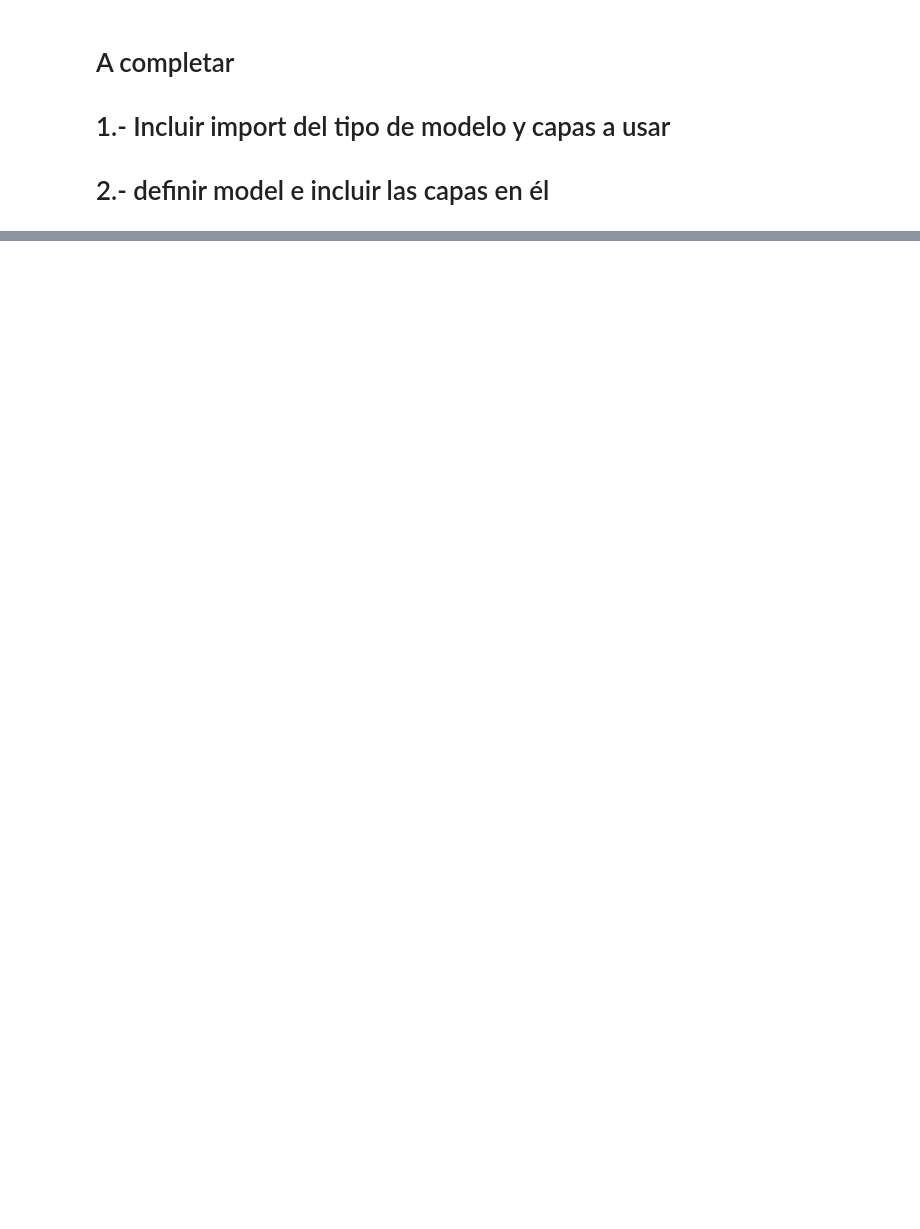
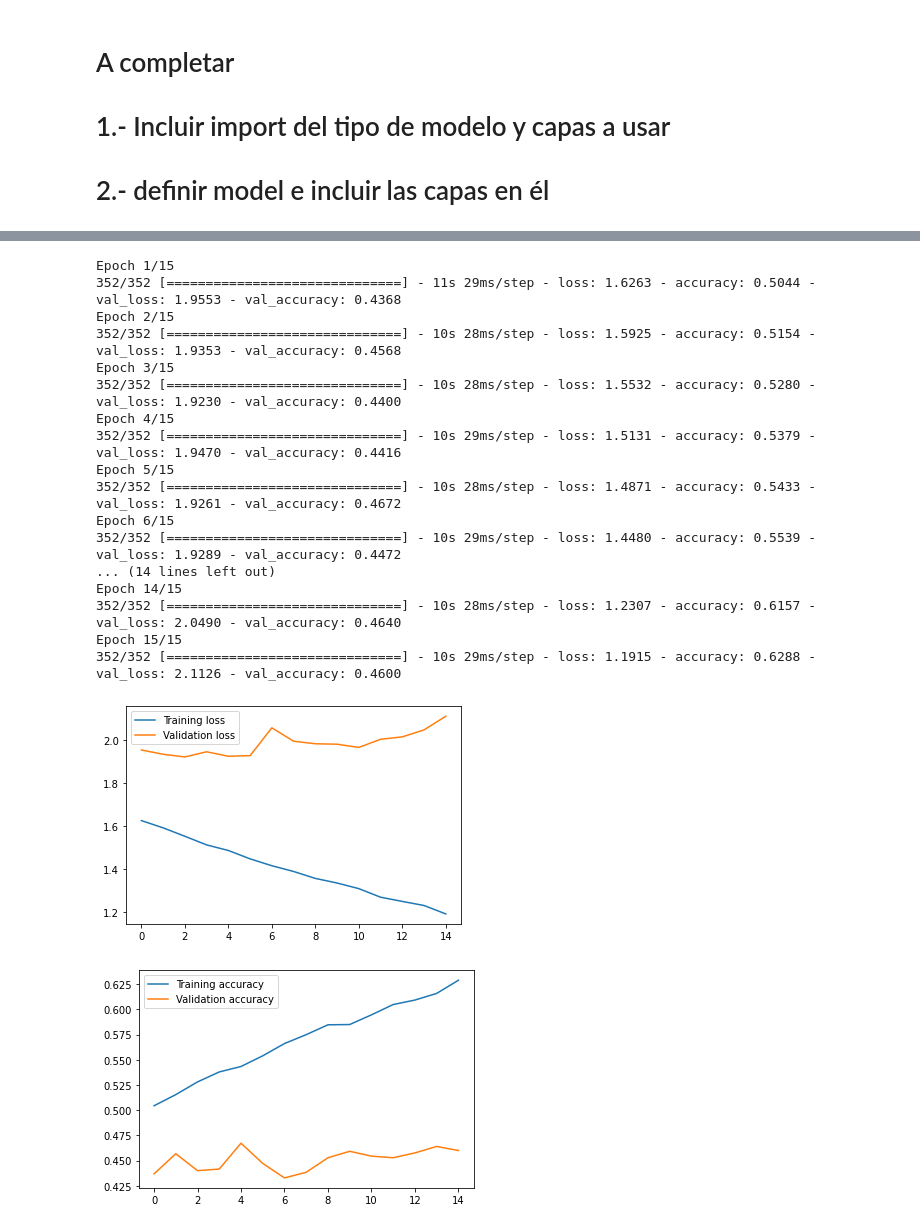
Before and after one commit to BlancaCC/Computer-vision, a Jupyter notebook: P3.ipynb, the cells around one changed output, grey strips where cells are left out. Cells and saved outputs as stored; diff of their text form; code cells hidden in the pictures; blank space fills up the shorter version.

```diff
--- a/P3.ipynb
+++ b/P3.ipynb
@@ -245,0 +530,78 @@ _________________________________________________________________
+# %%
+#########################################################################
+#########           Variables globales necesarias               #########
+#########################################################################
+
+# valor por defecto para batch_size en keras al hacer
+tam_batch = 32
+# porcentaje de entrenamiento que utilizará como validación
+porcentaje_validacion = 0.1
+# número de epocas a entrenar el modelo
+epocas = 15
+
+
+#########################################################################
+######### DEFINICIÓN DEL OPTIMIZADOR Y COMPILACIÓN DEL MODELO ###########
+#########################################################################
+
+# incluir model.compile()
+optimizador = Adam()
+
+# es multiclase, luego usamos categorical_crossentropy como perdida
+# TODO explicar
+model.compile( loss = keras.losses.categorical_crossentropy,
+              optimizer = optimizador,
+              metrics = ["accuracy"] )
+
+
+# Una vez tenemos el modelo base, y antes de entrenar, vamos a guardar los
+# pesos aleatorios con los que empieza la red, para poder reestablecerlos
+# después y comparar resultados entre no usar mejoras y sí usarlas.
+weights = model.get_weights() # TODO explicar
+
+#########################################################################
+###################### ENTRENAMIENTO DEL MODELO #########################
+#########################################################################
+
+# Incluir model.fit()
+# TODO explicar
+evolucion_entrenamiento = model.fit(
+    x_train, y_train,
+    batch_size = tam_batch,
+     epochs = epocas,
+     validation_split = porcentaje_validacion,
+      verbose = 1)
+# Incluir función que muestre la evolución del entrenamiento y validación
+mostrarEvolucion(evolucion_entrenamiento)
+
+#########################################################################
+################ PREDICCIÓN SOBRE EL CONJUNTO DE TEST ###################
+#########################################################################
+
+# TODO explicar
+
+#Incluir model.eva.luate()
+prediccion = model.predict(x_test, batch_size = tam_batch, verbose = 1)
+#Incluir función que muestre la perdida y accuracy del test
+precision_test = calcularAccuracy(y_test, prediccion)
+print("Accuracy en el conjunto test: {}".format(precision_test))
+# %% [output]
+Epoch 1/15
+352/352 [==============================] - 11s 29ms/step - loss: 1.6263 - accuracy: 0.5044 - val_loss: 1.9553 - val_accuracy: 0.4368
+Epoch 2/15
+352/352 [==============================] - 10s 28ms/step - loss: 1.5925 - accuracy: 0.5154 - val_loss: 1.9353 - val_accuracy: 0.4568
+Epoch 3/15
+352/352 [==============================] - 10s 28ms/step - loss: 1.5532 - accuracy: 0.5280 - val_loss: 1.9230 - val_accuracy: 0.4400
+Epoch 4/15
+352/352 [==============================] - 10s 29ms/step - loss: 1.5131 - accuracy: 0.5379 - val_loss: 1.9470 - val_accuracy: 0.4416
+Epoch 5/15
+352/352 [==============================] - 10s 28ms/step - loss: 1.4871 - accuracy: 0.5433 - val_loss: 1.9261 - val_accuracy: 0.4672
+Epoch 6/15
+352/352 [==============================] - 10s 29ms/step - loss: 1.4480 - accuracy: 0.5539 - val_loss: 1.9289 - val_accuracy: 0.4472
+... (14 lines left out)
+Epoch 14/15
+352/352 [==============================] - 10s 28ms/step - loss: 1.2307 - accuracy: 0.6157 - val_loss: 2.0490 - val_accuracy: 0.4640
+Epoch 15/15
+352/352 [==============================] - 10s 29ms/step - loss: 1.1915 - accuracy: 0.6288 - val_loss: 2.1126 - val_accuracy: 0.4600
+[figure, added]
+[figure, added]
```
Also changed, not shown: parts of 6 cells of this notebook.
